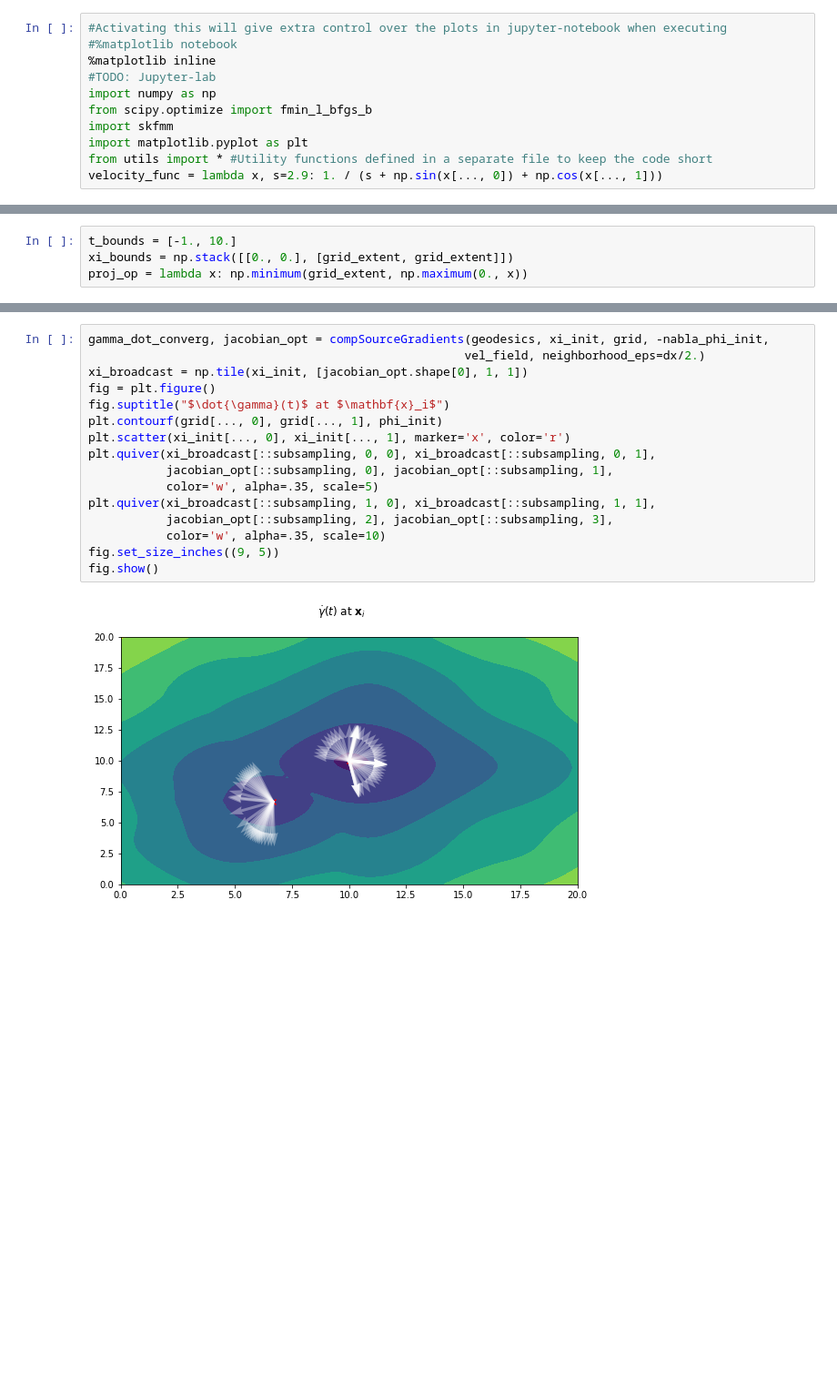
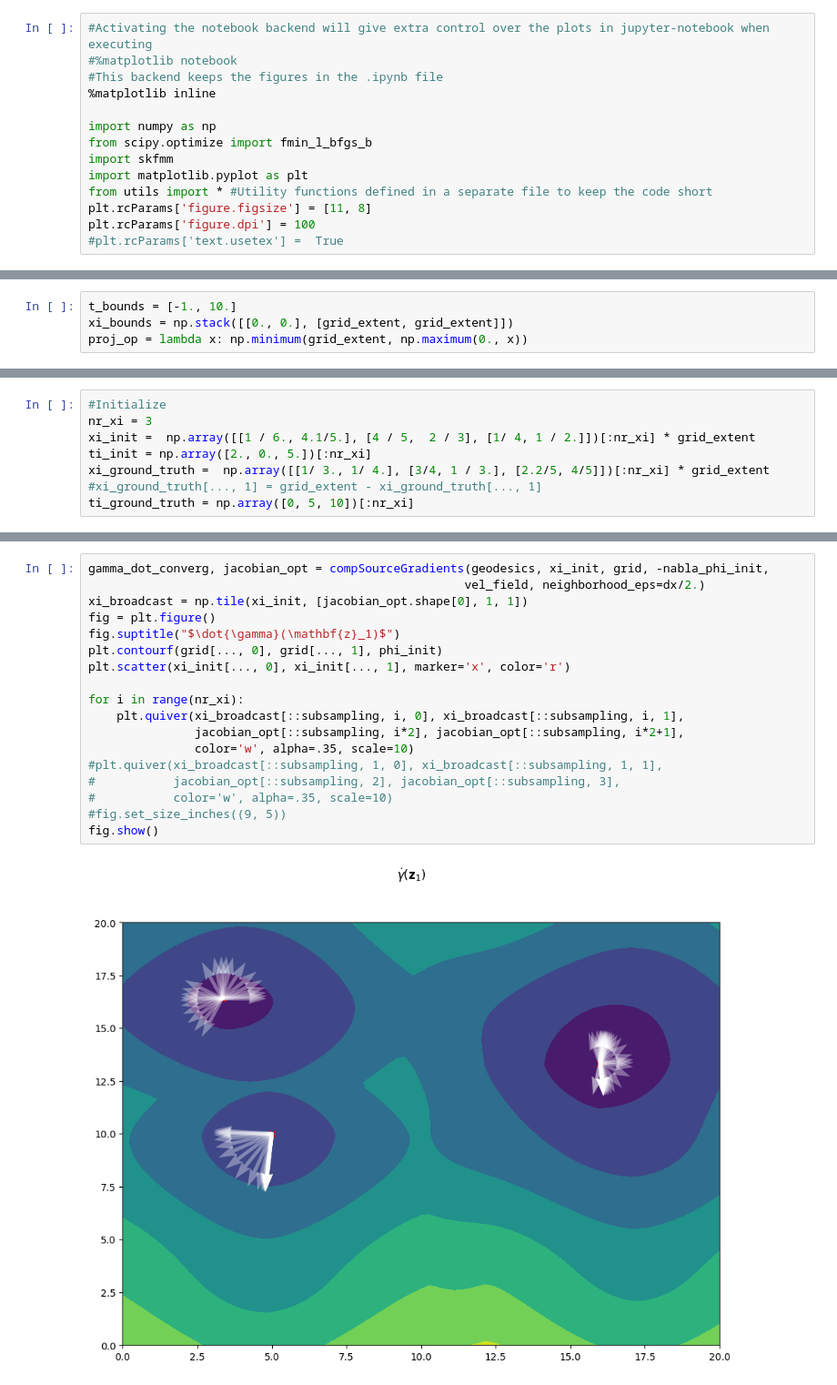
Before and after one commit to thomgrand/geasi_grid_demo, a Jupyter notebook: GEASI_Grid.ipynb, the cells around one changed output, grey strips where cells are left out. Shown: that part at 91% size. Saved outputs shown, nothing was run; the diff lists cells and outputs as text; blank space fills up the shorter version.

```diff
--- a/GEASI_Grid.ipynb
+++ b/GEASI_Grid.ipynb
@@ -1,11 +32,14 @@
 # %%
-#Activating this will give extra control over the plots in jupyter-notebook when executing
+#Activating the notebook backend will give extra control over the plots in jupyter-notebook when executing
 #%matplotlib notebook
+#This backend keeps the figures in the .ipynb file
 %matplotlib inline
-#TODO: Jupyter-lab
+
 import numpy as np
 from scipy.optimize import fmin_l_bfgs_b
 import skfmm
 import matplotlib.pyplot as plt
 from utils import * #Utility functions defined in a separate file to keep the code short
-velocity_func = lambda x, s=2.9: 1. / (s + np.sin(x[..., 0]) + np.cos(x[..., 1]))
+plt.rcParams['figure.figsize'] = [11, 8]
+plt.rcParams['figure.dpi'] = 100
+#plt.rcParams['text.usetex'] =  True
@@ -51,3 +100,11 @@ proj_op = lambda x: np.minimum(grid_extent, np.maximum(0., x))
+# %%
+#Initialize
+nr_xi = 3
+xi_init =  np.array([[1 / 6., 4.1/5.], [4 / 5,  2 / 3], [1/ 4, 1 / 2.]])[:nr_xi] * grid_extent
+ti_init = np.array([2., 0., 5.])[:nr_xi]
+xi_ground_truth =  np.array([[1/ 3., 1/ 4.], [3/4, 1 / 3.], [2.2/5, 4/5]])[:nr_xi] * grid_extent
+#xi_ground_truth[..., 1] = grid_extent - xi_ground_truth[..., 1]
+ti_ground_truth = np.array([0, 5, 10])[:nr_xi]
 # %%
 phi_init = computeEikonal(xi_init, ti_init, grid, vel_field)
 phi_ground_truth = computeEikonal(xi_ground_truth, ti_ground_truth, grid, vel_field)
@@ -92,20 +206,22 @@ fig.show()
 # %%
 gamma_dot_converg, jacobian_opt = compSourceGradients(geodesics, xi_init, grid, -nabla_phi_init,
                                                      vel_field, neighborhood_eps=dx/2.)
 xi_broadcast = np.tile(xi_init, [jacobian_opt.shape[0], 1, 1])
 fig = plt.figure()
-fig.suptitle("$\dot{\gamma}(t)$ at $\mathbf{x}_i$")
+fig.suptitle("$\dot{\gamma}(\mathbf{z}_1)$")
 plt.contourf(grid[..., 0], grid[..., 1], phi_init)
 plt.scatter(xi_init[..., 0], xi_init[..., 1], marker='x', color='r')
-plt.quiver(xi_broadcast[::subsampling, 0, 0], xi_broadcast[::subsampling, 0, 1],
-           jacobian_opt[::subsampling, 0], jacobian_opt[::subsampling, 1],
-           color='w', alpha=.35, scale=5)
-plt.quiver(xi_broadcast[::subsampling, 1, 0], xi_broadcast[::subsampling, 1, 1],
-           jacobian_opt[::subsampling, 2], jacobian_opt[::subsampling, 3],
-           color='w', alpha=.35, scale=10)
-fig.set_size_inches((9, 5))
+
+for i in range(nr_xi):
+    plt.quiver(xi_broadcast[::subsampling, i, 0], xi_broadcast[::subsampling, i, 1],
+               jacobian_opt[::subsampling, i*2], jacobian_opt[::subsampling, i*2+1],
+               color='w', alpha=.35, scale=10)
+#plt.quiver(xi_broadcast[::subsampling, 1, 0], xi_broadcast[::subsampling, 1, 1],
+#           jacobian_opt[::subsampling, 2], jacobian_opt[::subsampling, 3],
+#           color='w', alpha=.35, scale=10)
+#fig.set_size_inches((9, 5))
 fig.show()
 # %% [output]
-[figure, old version]
+[figure, new version]
 # %%
 errors = []
```
Also changed, not shown: parts of 28 cells of this notebook, 1 other file.
